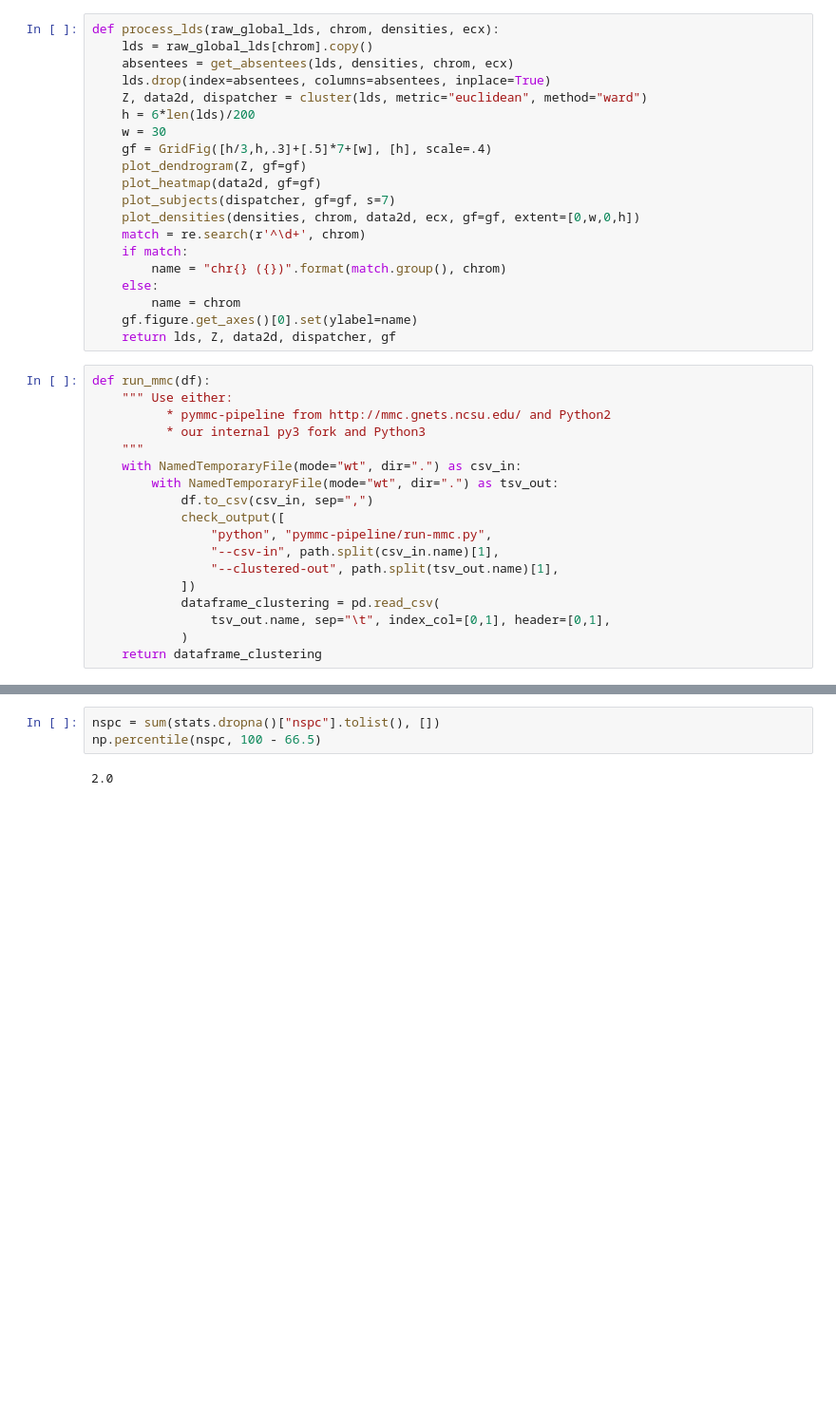
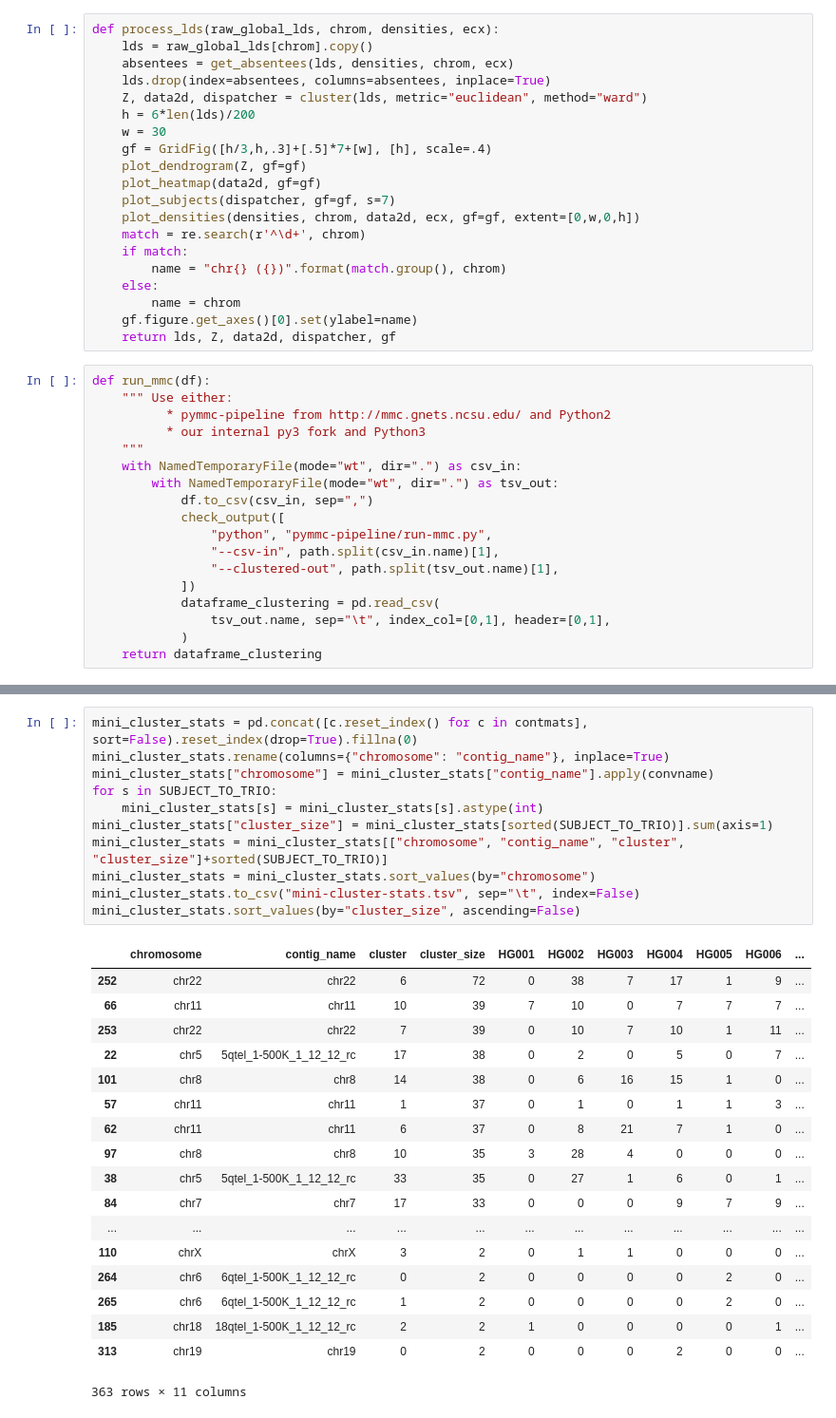
Before and after one commit to LankyCyril/edgecase, a Jupyter notebook: publications/methods-paper/jupyter/haplotypes.ipynb, the cells around one changed output, grey strips where cells are left out. Shown at 95% size. Cells and saved outputs as stored; diff of their text form; blank space fills up the shorter version.

```diff
--- a/publications/methods-paper/jupyter/haplotypes.ipynb
+++ b/publications/methods-paper/jupyter/haplotypes.ipynb
@@ -307,5 +345,30 @@ finalstats.iloc[:,[0,1,2,4,5]]
-# %%
-nspc = sum(stats.dropna()["nspc"].tolist(), [])
-np.percentile(nspc, 100 - 66.5)
-# %% [output]
-2.0
+# %%
+mini_cluster_stats = pd.concat([c.reset_index() for c in contmats], sort=False).reset_index(drop=True).fillna(0)
+mini_cluster_stats.rename(columns={"chromosome": "contig_name"}, inplace=True)
+mini_cluster_stats["chromosome"] = mini_cluster_stats["contig_name"].apply(convname)
+for s in SUBJECT_TO_TRIO:
+    mini_cluster_stats[s] = mini_cluster_stats[s].astype(int)
+mini_cluster_stats["cluster_size"] = mini_cluster_stats[sorted(SUBJECT_TO_TRIO)].sum(axis=1)
+mini_cluster_stats = mini_cluster_stats[["chromosome", "contig_name", "cluster", "cluster_size"]+sorted(SUBJECT_TO_TRIO)]
+mini_cluster_stats = mini_cluster_stats.sort_values(by="chromosome")
+mini_cluster_stats.to_csv("mini-cluster-stats.tsv", sep="\t", index=False)
+mini_cluster_stats.sort_values(by="cluster_size", ascending=False)
+# %% [output]
+|  | chromosome | contig_name | cluster | cluster_size | HG001 | HG002 | HG003 | HG004 | HG005 | HG006 | ... |
+| 252 | chr22 | chr22 | 6 | 72 | 0 | 38 | 7 | 17 | 1 | 9 | ... |
+| 66 | chr11 | chr11 | 10 | 39 | 7 | 10 | 0 | 7 | 7 | 7 | ... |
+| 253 | chr22 | chr22 | 7 | 39 | 0 | 10 | 7 | 10 | 1 | 11 | ... |
+| 22 | chr5 | 5qtel_1-500K_1_12_12_rc | 17 | 38 | 0 | 2 | 0 | 5 | 0 | 7 | ... |
+| 101 | chr8 | chr8 | 14 | 38 | 0 | 6 | 16 | 15 | 1 | 0 | ... |
+| 57 | chr11 | chr11 | 1 | 37 | 0 | 1 | 0 | 1 | 1 | 3 | ... |
+| 62 | chr11 | chr11 | 6 | 37 | 0 | 8 | 21 | 7 | 1 | 0 | ... |
+| 97 | chr8 | chr8 | 10 | 35 | 3 | 28 | 4 | 0 | 0 | 0 | ... |
+| 38 | chr5 | 5qtel_1-500K_1_12_12_rc | 33 | 35 | 0 | 27 | 1 | 6 | 0 | 1 | ... |
+| 84 | chr7 | chr7 | 17 | 33 | 0 | 0 | 0 | 9 | 7 | 9 | ... |
+| ... | ... | ... | ... | ... | ... | ... | ... | ... | ... | ... | ... |
+| 110 | chrX | chrX | 3 | 2 | 0 | 1 | 1 | 0 | 0 | 0 | ... |
+| 264 | chr6 | 6qtel_1-500K_1_12_12_rc | 0 | 2 | 0 | 0 | 0 | 0 | 2 | 0 | ... |
+| 265 | chr6 | 6qtel_1-500K_1_12_12_rc | 1 | 2 | 0 | 0 | 0 | 0 | 2 | 0 | ... |
+| 185 | chr18 | 18qtel_1-500K_1_12_12_rc | 2 | 2 | 1 | 0 | 0 | 0 | 0 | 1 | ... |
+| 313 | chr19 | chr19 | 0 | 2 | 0 | 0 | 0 | 2 | 0 | 0 | ... |
+363 rows × 11 columns
```
Also changed, not shown: parts of 7 cells of this notebook.
